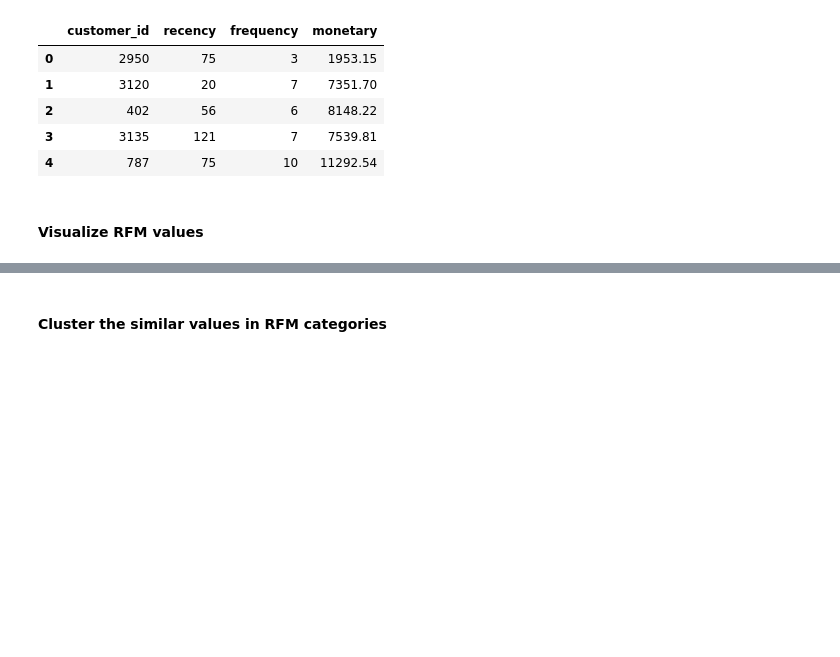
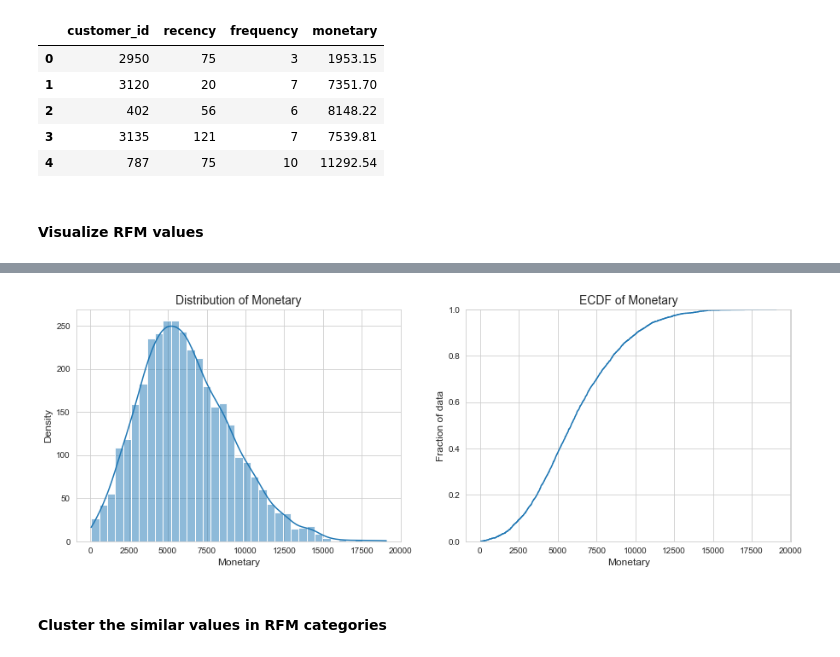
Before and after one commit to simo2712/VI_kpmg_data_analytics, a Jupyter notebook: Task_2/Task 2.2 - Data Insights.ipynb, the cells around one changed output, grey strips where cells are left out. Drawn from its saved outputs; the diff is of its cells as text; code cells hidden in the pictures; blank space fills up the shorter version.

```diff
--- a/Task_2/Task 2.2 - Data Insights.ipynb
+++ b/Task_2/Task 2.2 - Data Insights.ipynb
@@ -607,3 +619,21 @@ plt.show()
+# %%
+# Plot Distribution and CDF of Monetary
+fig, axes = plt.subplots(1, 2, figsize=(15,5), sharex=True)
+
+
+# Monetary distribution
+sns.histplot(ax=axes[0], x=customers['monetary'], kde=True)
+axes[0].set_title('Distribution of Monetary', fontsize=14)
+axes[0].set(xlabel='Monetary', ylabel='Density',)
+
+# Monetary distribution
+sns.ecdfplot(ax=axes[1], x=customers['monetary'])
+axes[1].set_title('ECDF of Monetary', fontsize=14)
+axes[1].set(xlabel='Monetary', ylabel='Fraction of data')
+
+plt.show()
+# %% [output]
+[figure, added]
 # %% [markdown]
 #### Cluster the similar values in RFM categories
 # %%
```
Also changed, not shown: parts of 13 cells of this notebook.
